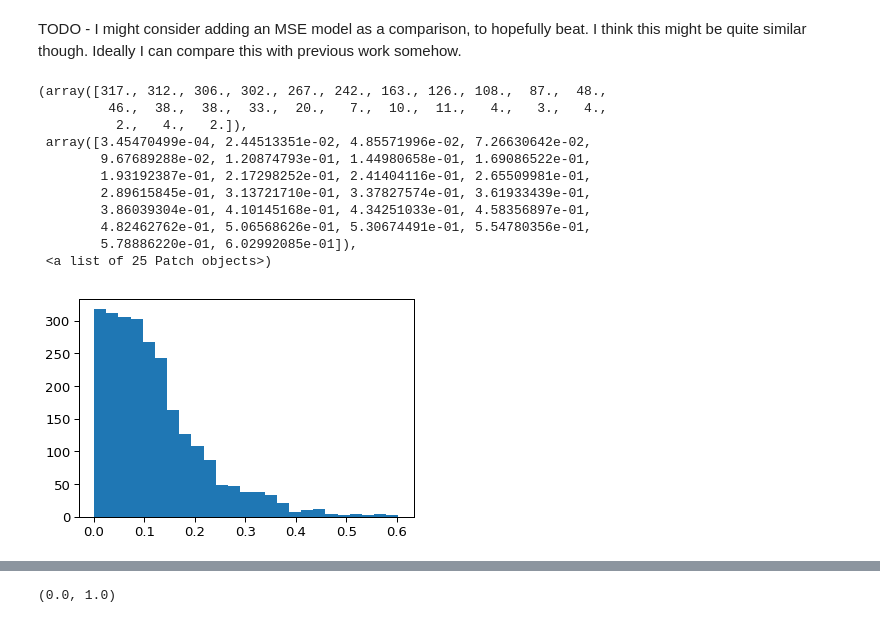
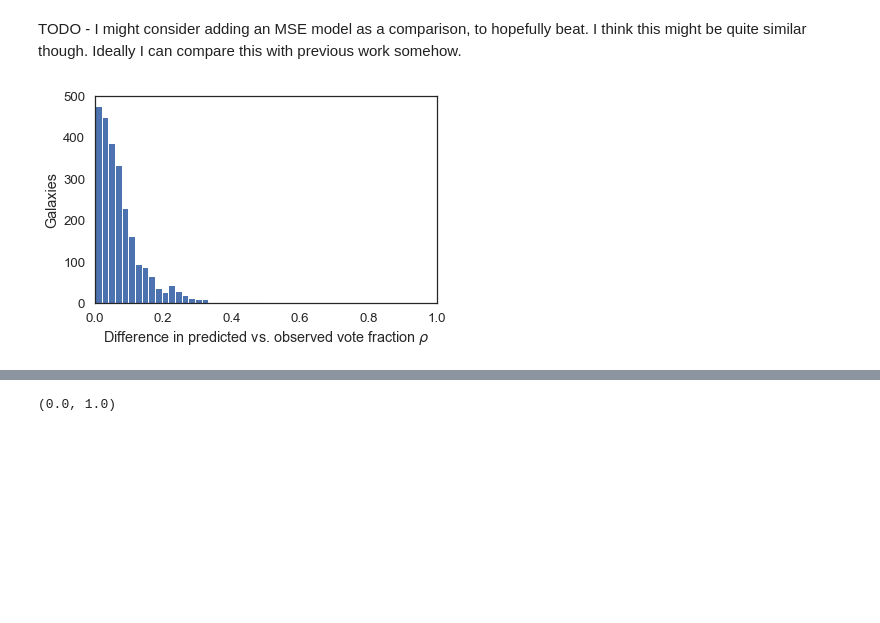
Before and after one commit to colinleach/zoobot, a Jupyter notebook: notebooks/aas_uncertainty.ipynb, the cells around one changed output, grey strips where cells are left out. Saved outputs shown, nothing was run; the diff lists cells and outputs as text; code cells hidden in the pictures; blank space fills up the shorter version.

```diff
--- a/notebooks/aas_uncertainty.ipynb
+++ b/notebooks/aas_uncertainty.ipynb
@@ -335,20 +355,18 @@ fig.savefig(os.path.join(save_dir, 'bar_coverage_comparison_200_samples_v2.png')
 # %% [markdown]
 TODO - I might consider adding an MSE model as a comparison, to hopefully beat. I think this might be quite similar though. Ideally I can compare this with previous work somehow.
-# %%
-plt.hist(sim_model.abs_rho_error, bins=25)
-# %% [output]
-(array([317., 312., 306., 302., 267., 242., 163., 126., 108.,  87.,  48.,
-         46.,  38.,  38.,  33.,  20.,   7.,  10.,  11.,   4.,   3.,   4.,
-          2.,   4.,   2.]),
- array([3.45470499e-04, 2.44513351e-02, 4.85571996e-02, 7.26630642e-02,
-        9.67689288e-02, 1.20874793e-01, 1.44980658e-01, 1.69086522e-01,
-        1.93192387e-01, 2.17298252e-01, 2.41404116e-01, 2.65509981e-01,
-        2.89615845e-01, 3.13721710e-01, 3.37827574e-01, 3.61933439e-01,
-        3.86039304e-01, 4.10145168e-01, 4.34251033e-01, 4.58356897e-01,
-        4.82462762e-01, 5.06568626e-01, 5.30674491e-01, 5.54780356e-01,
-        5.78886220e-01, 6.02992085e-01]),
- <a list of 25 Patch objects>)
-[figure, removed]
+# %%
+sns.set(font_scale=1.2)
+sns.set_style('white')
+fig, ax = plt.subplots()
+ax.hist(sim_model.abs_rho_error, bins=25)
+ax.set_xlim([0, 1.])
+ax.set_ylabel('Galaxies')
+ax.set_xlabel(r'Difference in predicted vs. observed vote fraction $\rho$')
+fig.tight_layout()
+fig.savefig(os.path.join(save_dir, 'difference_in_rho.png'))
+fig.savefig(os.path.join(save_dir, 'difference_in_rho.eps'))
+# %% [output]
+[figure, added]
 # %%
 sim_model.abs_rho_error.max()
 # %% [output]
```
Also changed, not shown: parts of 42 cells of this notebook, 19 other files.
